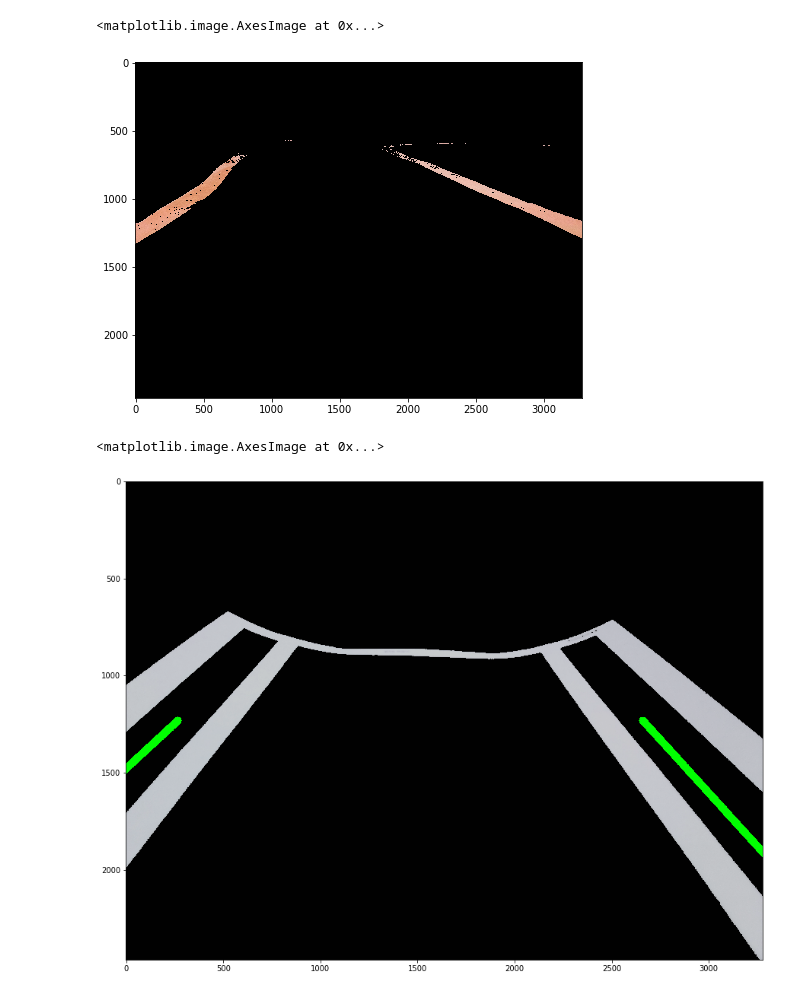
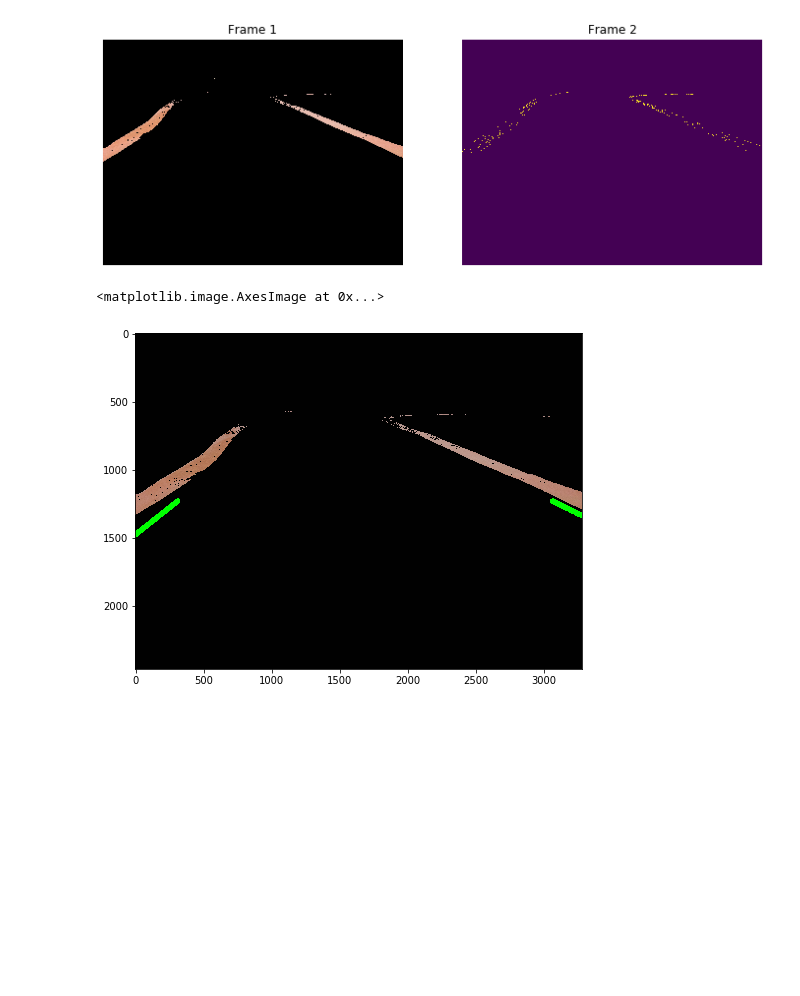
Before and after one commit to Astrotech89/Yetiborg_team, a Jupyter notebook: color_edge_tracker.ipynb, the cells around one changed output. Cells and saved outputs as stored; diff of their text form; code cells hidden in the pictures; blank space fills up the shorter version.

Commit message:
line fitting

```diff
--- a/color_edge_tracker.ipynb
+++ b/color_edge_tracker.ipynb
@@ -92,11 +92,11 @@ def display_lines(frame, lines, line_color=(0, 255, 0), line_width=2):
     line_image = cv2.addWeighted(frame, 0.8, line_image, 1, 1)
     return line_image
 # %%
-def mask_color(frame, color):
+def mask_color(frame, color, min_edge_threshold=100, max_edge_threshold=200):
 
     white = [[220,220,220],[255,255,255]]
-    # orange = [[15, 20, 70], [25, 40, 100]]
-    orange = [[210,140, 100], [240, 200, 180]]
+    # orange = [[14, 25, 85], [23, 100, 100]]
+    orange = [[210, 140, 100], [240, 200, 180]]
 
     if color=='white':
 
@@ -110,30 +110,32 @@ def mask_color(frame, color):
     mask = cv2.inRange(frame, lower ,upper)
     output = cv2.bitwise_and(frame, frame, mask = mask)
 
-    edges = cv2.Canny(frame,1,1000)
+    edges = cv2.Canny(output, min_edge_threshold, max_edge_threshold)
     return output, edges
     # cv2.imwrite('images.jpg', output)
 
 
 
 def comparison_plot(frame_1, frame_2):
+    plt.figure(figsize=(12,12))
 
-    plt.axis('off')
     plt.subplot(121)
     im1 = plt.imshow(frame_1)
-    plt.title('Frame 1'), plt.xticks([]), plt.yticks([])
+    plt.title('Frame 1')
+    plt.axis('off')
     plt.subplot(122)
     im2 = plt.imshow(frame_2)
-    plt.title('Frame 2'), plt.xticks([]), plt.yticks([])
+    plt.title('Frame 2')
+    plt.axis('off')
     plt.show()
 # %%
 img_bgr = cv2.imread('straight_80.jpg')
 # img = cv2.cvtColor(img_bgr, cv2.COLOR_BGR2HSV)
 img = cv2.cvtColor(img_bgr, cv2.COLOR_BGR2RGB)
 # plt.imshow(img)
-output, edges = mask_color(img, color='orange')
-plt.imshow(output)
+# plt.savefig('image_hsv.jpg')
+output, edges = mask_color(img, color='orange', min_edge_threshold=110, max_edge_threshold=210)
+comparison_plot(output, edges)
 # comparison_plot(img, output)
 # %% [output]
-<matplotlib.image.AxesImage at 0x...>
-[figure, old version]
+[figure, new version]
@@ -142,13 +142,10 @@ aaaaaa
 # %%
-lane = detect_line_segments(edge2)
+lane = detect_line_segments(edges)
 
-blah = average_slope_intercept(img3,lane)
+lines = average_slope_intercept(img,lane)
 
-lane_lines = display_lines(img3,blah,line_width=40)
+lane_lines = display_lines(output, lines, line_width=40)
 plt.imshow(lane_lines)
+# %% [output]
+<matplotlib.image.AxesImage at 0x...>
+[figure, added]
-# %%
-lane_lines = display_lines(img3,blah,line_width=40)
-plt.imshow(lane_lines)
-# %% [output]
-<matplotlib.image.AxesImage at 0x...>
-[figure, removed]
```
Also changed, not shown: parts of 2 cells of this notebook.
